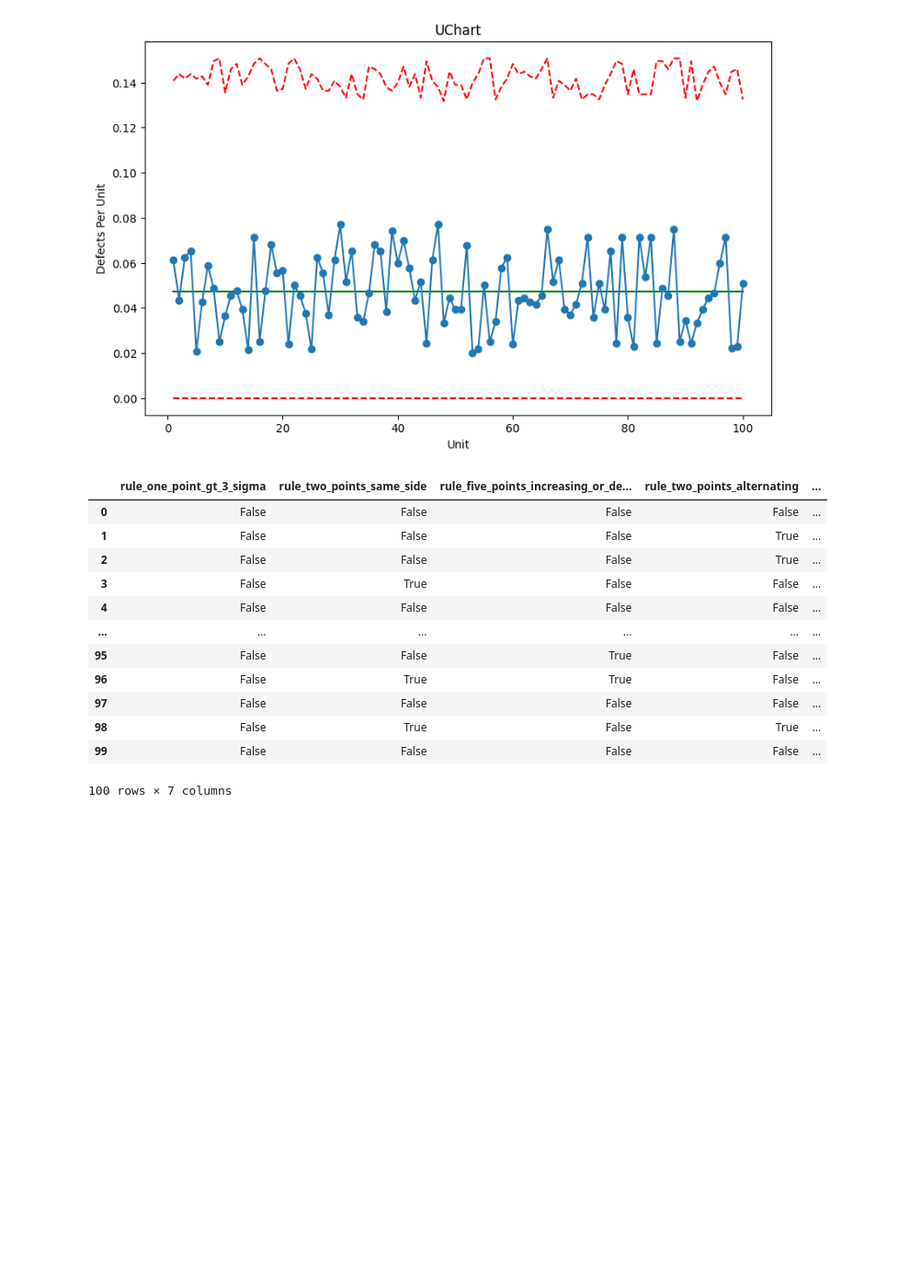
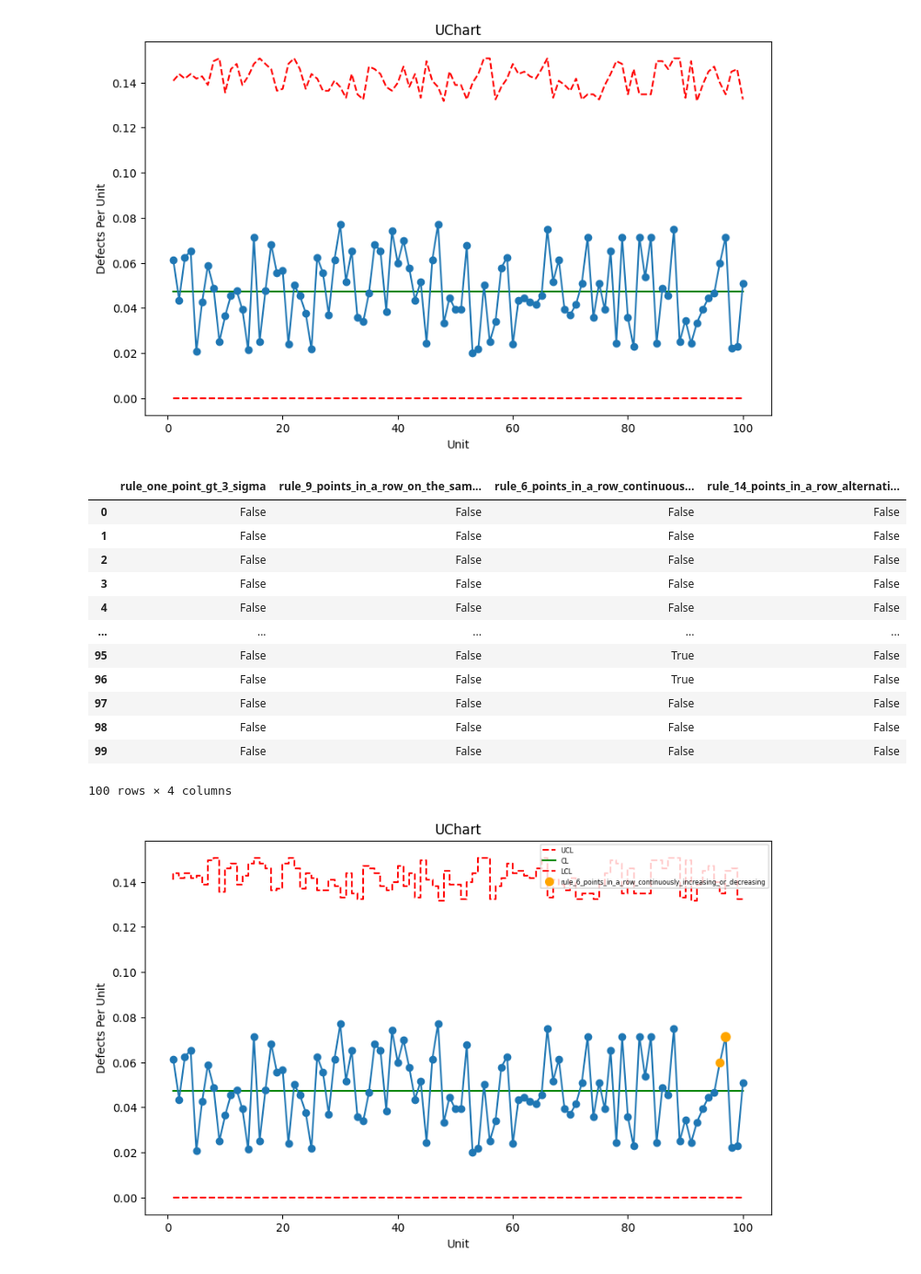
Before and after one commit to philipsolarz/spc-toolbox, a Jupyter notebook: examples/UChart.ipynb, the cells around one changed output. Shown at 92% size. Cells and saved outputs as stored; diff of their text form; code cells hidden in the pictures; blank space fills up the shorter version.

```diff
--- a/examples/UChart.ipynb
+++ b/examples/UChart.ipynb
@@ -24,49 +24,50 @@ uChart.fit(index=df["Unit"], defects=df["Defects"], sample_sizes=df["SampleSize"
 
 def rule_one_point_gt_k_sigma(chart: ControlChart, k: float) -> pd.Series:
     deviation = chart.y - chart.center_line
     return deviation.abs() > (chart.sigma * k)
 
 def rule_k_points_same_side(chart: ControlChart, k: int) -> pd.Series:
     side = (chart.y > chart.center_line).astype(int)
     return side.rolling(window=k).sum().isin([0, k])
 
 def rule_k_points_all_increasing_or_decreasing(chart: ControlChart, k: int) -> pd.Series:
     diff = chart.y.diff()
     increasing = (diff > 0).astype(int).rolling(window=k-1).sum() == (k-1)
     decreasing = (diff < 0).astype(int).rolling(window=k-1).sum() == (k-1)
     return increasing | decreasing
 
 def rule_k_points_alternating(chart: ControlChart, k: int) -> pd.Series:
     diff = chart.y.diff().fillna(0)
     signs = diff.apply(np.sign)
     alternates = signs != signs.shift()
     return alternates.rolling(window=k).sum() == k
 
 
 rules = {
     "rule_one_point_gt_3_sigma": lambda chart: rule_one_point_gt_k_sigma(chart, 3),
-    "rule_two_points_same_side": lambda chart: rule_k_points_same_side(chart, 2),
-    "rule_five_points_increasing_or_decreasing": lambda chart: rule_k_points_all_increasing_or_decreasing(chart, 5),
-    "rule_two_points_alternating": lambda chart: rule_k_points_alternating(chart, 2),
-    "rule_eight_points_in_a_row_on_the_same_side_of_center_line": lambda chart: rule_k_points_same_side(chart, 8),
-    "rule_six_points_in_a_row_continuously_increasing_or_decreasing": lambda chart: rule_k_points_all_increasing_or_decreasing(chart, 6),
-    "rule_fourteen_points_in_a_row_alternating_up_and_down": lambda chart: rule_k_points_alternating(chart, 14),
+    "rule_9_points_in_a_row_on_the_same_side_of_center_line": lambda chart: rule_k_points_same_side(chart, 9),
+    "rule_6_points_in_a_row_continuously_increasing_or_decreasing": lambda chart: rule_k_points_all_increasing_or_decreasing(chart, 6),
+    "rule_14_points_in_a_row_alternating_up_and_down": lambda chart: rule_k_points_alternating(chart, 14),
 }
+
+uChart.add_rules(rules)
+uChart.plot()
 
 results = uChart.evaluate_rules(rules)
 results_df = pd.DataFrame(results)
 results_df
 # %% [output]
-|  | rule_one_point_gt_3_sigma | rule_two_points_same_side | rule_five_points_increasing_or_de... | rule_two_points_alternating | ... |
-| 0 | False | False | False | False | ... |
-| 1 | False | False | False | True | ... |
-| 2 | False | False | False | True | ... |
-| 3 | False | True | False | False | ... |
-| 4 | False | False | False | False | ... |
-| ... | ... | ... | ... | ... | ... |
-| 95 | False | False | True | False | ... |
-| 96 | False | True | True | False | ... |
-| 97 | False | False | False | False | ... |
-| 98 | False | True | False | True | ... |
-| 99 | False | False | False | False | ... |
+|  | rule_one_point_gt_3_sigma | rule_9_points_in_a_row_on_the_sam... | rule_6_points_in_a_row_continuous... | rule_14_points_in_a_row_alternati... |
+| 0 | False | False | False | False |
+| 1 | False | False | False | False |
+| 2 | False | False | False | False |
+| 3 | False | False | False | False |
+| 4 | False | False | False | False |
+| ... | ... | ... | ... | ... |
+| 95 | False | False | True | False |
+| 96 | False | False | True | False |
+| 97 | False | False | False | False |
+| 98 | False | False | False | False |
+| 99 | False | False | False | False |
-100 rows × 7 columns
+100 rows × 4 columns
+[figure, added]
```
Also changed, not shown: 9 other files.
